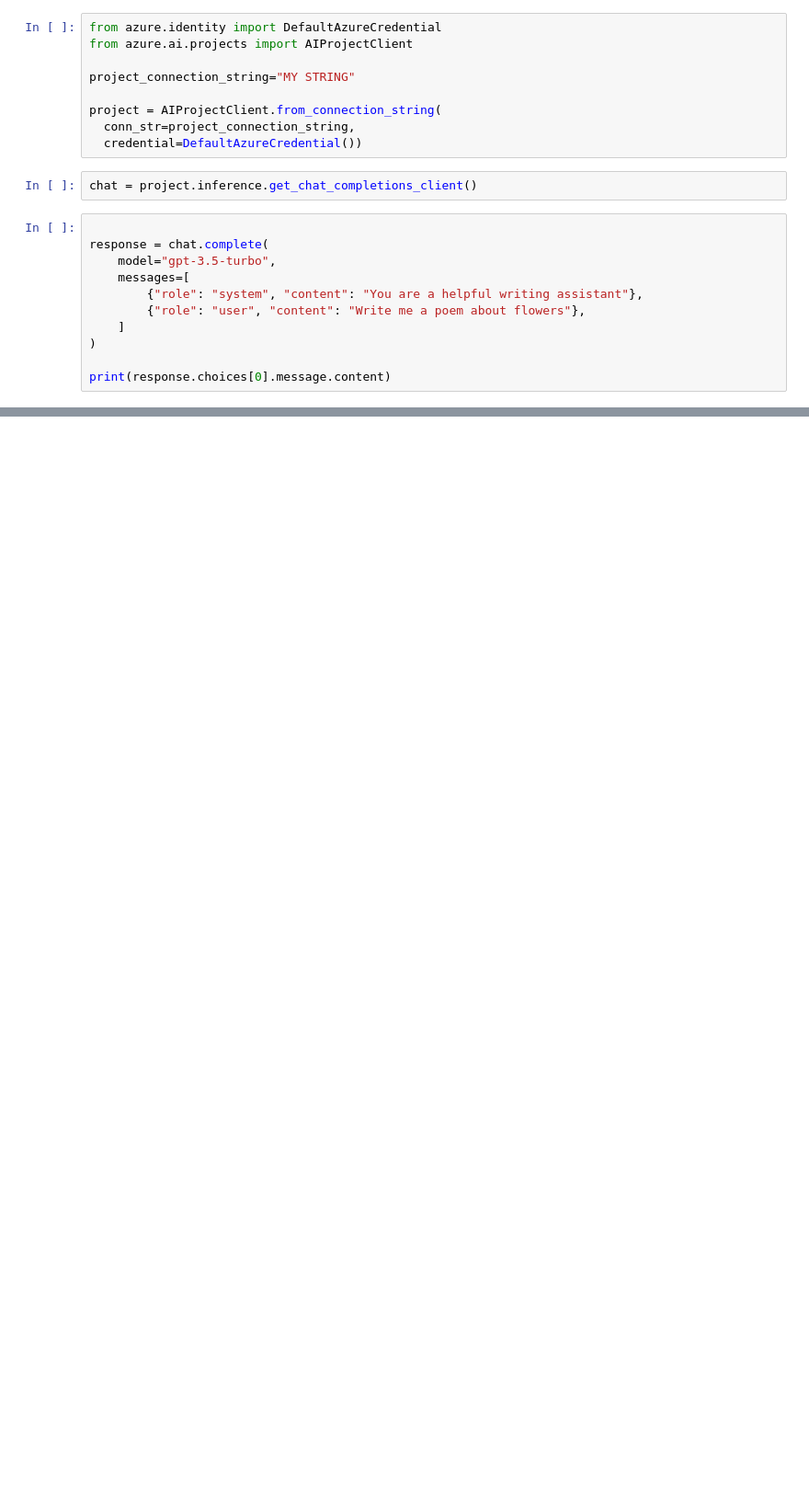
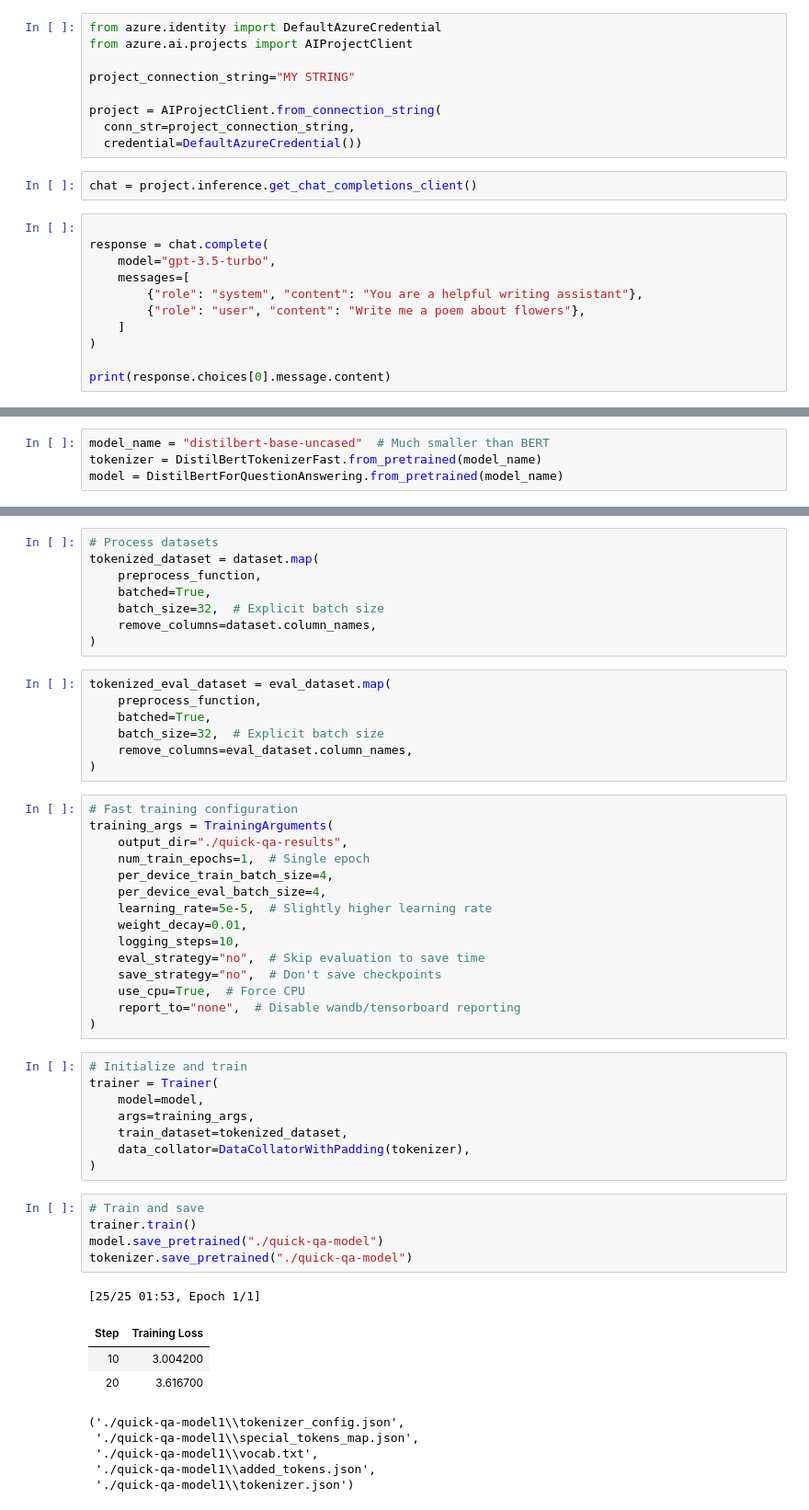
Before and after one commit to Nutnell/GenAI-Essential, a Jupyter notebook: app.ipynb, the cells around one changed output, grey strips where cells are left out. Shown at 92% size. Saved outputs shown, nothing was run; the diff lists cells and outputs as text; blank space fills up the shorter version.

```diff
--- a/app.ipynb
+++ b/app.ipynb
@@ -339,0 +457,4 @@ print(response.choices[0].message.content)
+# %%
+model_name = "distilbert-base-uncased"  # Much smaller than BERT
+tokenizer = DistilBertTokenizerFast.from_pretrained(model_name)
+model = DistilBertForQuestionAnswering.from_pretrained(model_name)
@@ -339,0 +510,53 @@ print(response.choices[0].message.content)
+# %%
+# Process datasets
+tokenized_dataset = dataset.map(
+    preprocess_function,
+    batched=True,
+    batch_size=32,  # Explicit batch size
+    remove_columns=dataset.column_names,
+)
+# %%
+tokenized_eval_dataset = eval_dataset.map(
+    preprocess_function,
+    batched=True,
+    batch_size=32,  # Explicit batch size
+    remove_columns=eval_dataset.column_names,
+)
+# %%
+# Fast training configuration
+training_args = TrainingArguments(
+    output_dir="./quick-qa-results",
+    num_train_epochs=1,  # Single epoch
+    per_device_train_batch_size=4,
+    per_device_eval_batch_size=4,
+    learning_rate=5e-5,  # Slightly higher learning rate
+    weight_decay=0.01,
+    logging_steps=10,
+    eval_strategy="no",  # Skip evaluation to save time
+    save_strategy="no",  # Don't save checkpoints
+    use_cpu=True,  # Force CPU
+    report_to="none",  # Disable wandb/tensorboard reporting
+)
+# %%
+# Initialize and train
+trainer = Trainer(
+    model=model,
+    args=training_args,
+    train_dataset=tokenized_dataset,
+    data_collator=DataCollatorWithPadding(tokenizer),
+)
+# %%
+# Train and save
+trainer.train()
+model.save_pretrained("./quick-qa-model")
+tokenizer.save_pretrained("./quick-qa-model")
+# %% [output]
+[25/25 01:53, Epoch 1/1]
+| Step | Training Loss |
+| 10 | 3.004200 |
+| 20 | 3.616700 |
+('./quick-qa-model1\\tokenizer_config.json',
+ './quick-qa-model1\\special_tokens_map.json',
+ './quick-qa-model1\\vocab.txt',
+ './quick-qa-model1\\added_tokens.json',
+ './quick-qa-model1\\tokenizer.json')
```
Also changed, not shown: parts of 25 cells of this notebook, 13 other files.
